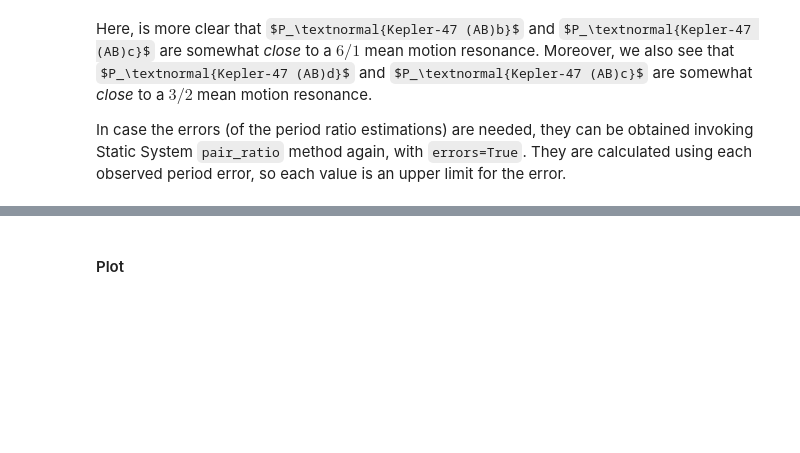
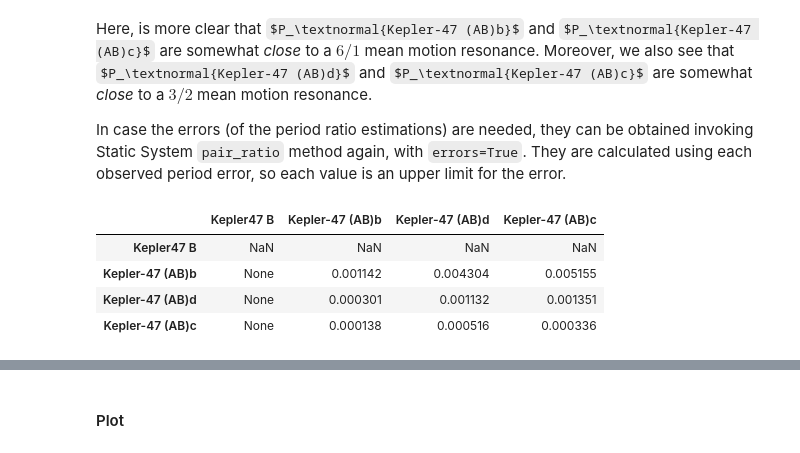
Before and after one commit to Gianuzzi/ResoKit, a Jupyter notebook: docs/source/tutorials/tutorial.ipynb, the cells around one changed output, grey strips where cells are left out. Saved outputs shown, nothing was run; the diff lists cells and outputs as text; code cells hidden in the pictures; some formulas as TeX source; blank space fills up the shorter version.

```diff
--- a/docs/source/tutorials/tutorial.ipynb
+++ b/docs/source/tutorials/tutorial.ipynb
@@ -224,6 +234,14 @@ Moreover, we also see that $P_\textnormal{Kepler-47 (AB)d}$ and $P_\textnormal{K
 
 In case the errors (of the period ratio estimations) are needed, they can be obtained invoking Static System  `pair_ratio` method again, with `errors=True`.
 They are calculated using each observed period error, so each value is an upper limit for the error.
+# %%
+kepler47.pair_ratio(error=True, use_binary=True)
+# %% [output]
+|  | Kepler47 B | Kepler-47 (AB)b | Kepler-47 (AB)d | Kepler-47 (AB)c |
+| Kepler47 B | NaN | NaN | NaN | NaN |
+| Kepler-47 (AB)b | None | 0.001142 | 0.004304 | 0.005155 |
+| Kepler-47 (AB)d | None | 0.000301 | 0.001132 | 0.001351 |
+| Kepler-47 (AB)c | None | 0.000138 | 0.000516 | 0.000336 |
 # %%
 kepler47.pair_ratio("all", error=True)
 # %% [output]
```
Also changed, not shown: parts of 14 cells of this notebook, 1 other file.
